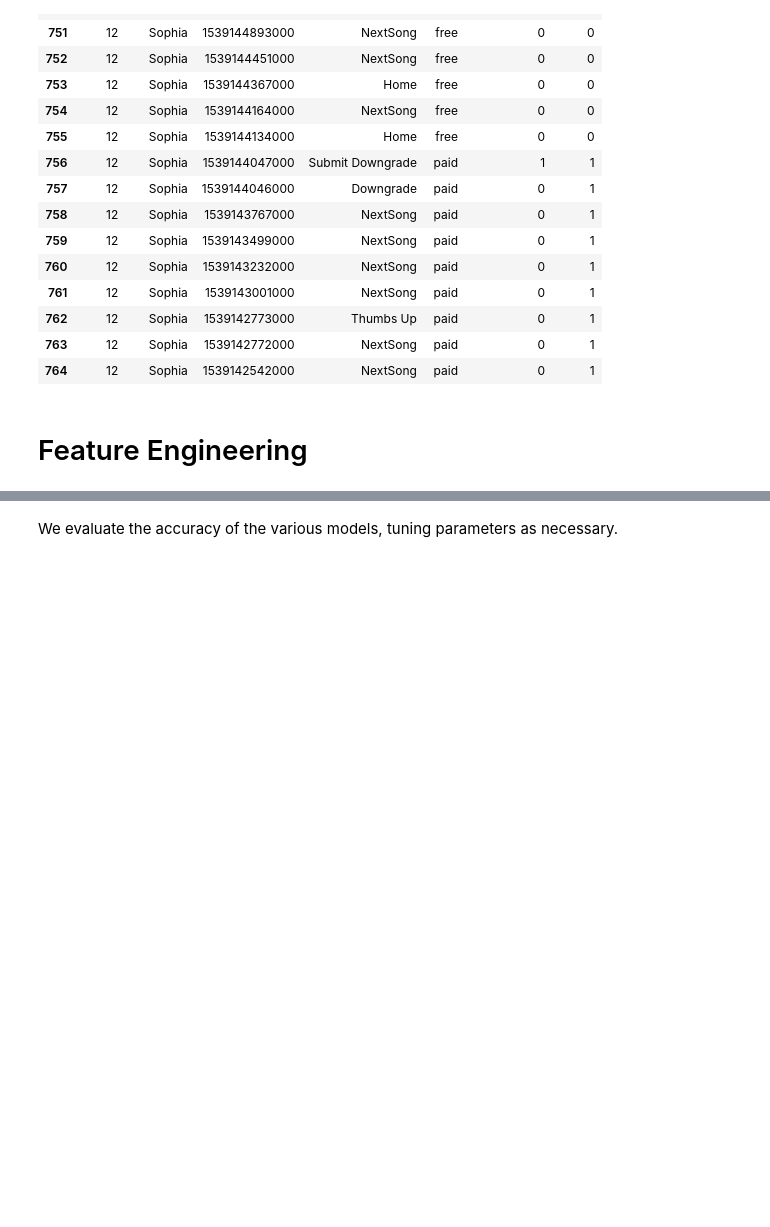
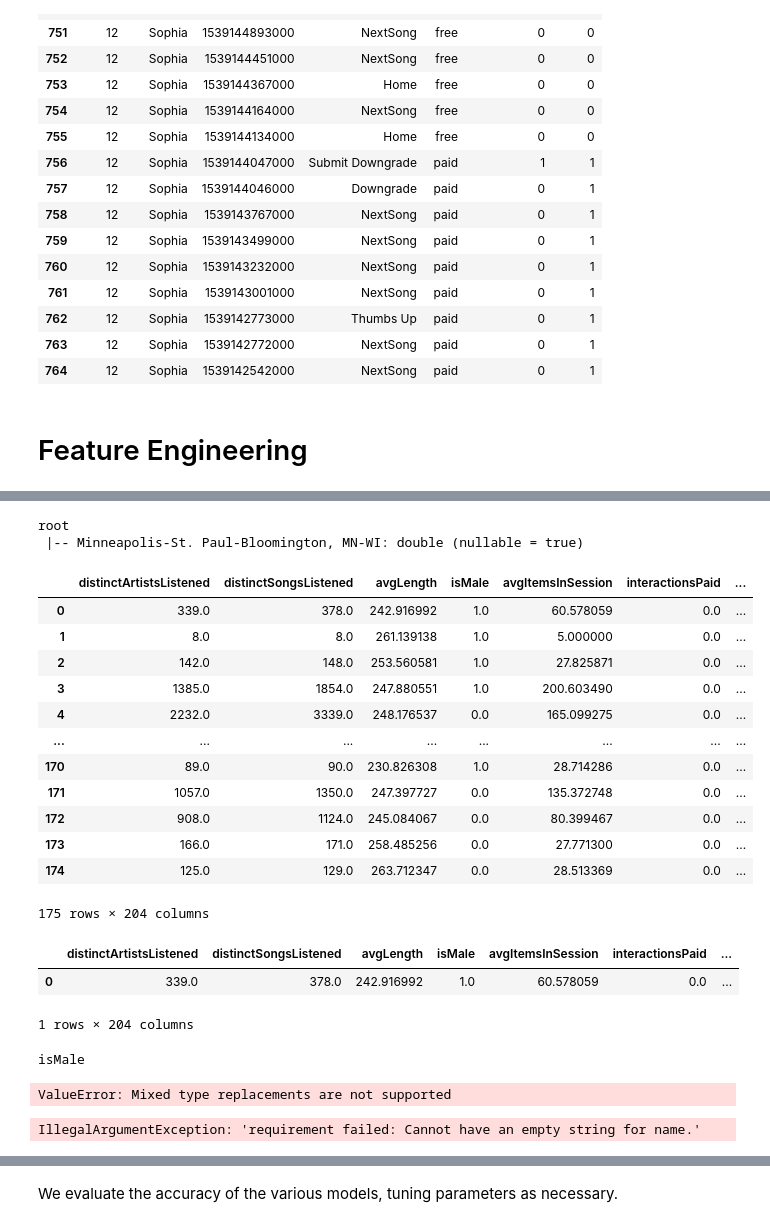
Before and after one commit to marcelokscunha/projects, a Jupyter notebook: spark-churn/Sparkify-local.ipynb, the cells around one changed output, grey strips where cells are left out. Drawn from its saved outputs; the diff is of its cells as text; code cells hidden in the pictures; blank space fills up the shorter version.

```diff
--- a/spark-churn/Sparkify-local.ipynb
+++ b/spark-churn/Sparkify-local.ipynb
@@ -622,0 +598,17 @@ df.select(["userId", "firstname", "ts", "page", "level", "downgraded", "phase"])
+# %%
+# Helper functions for cleaning and calculating percentages
+def get_mappings(cols, prefix):
+    mapping = dict()
+    for i, c in enumerate(cols):
+        mapping[c] = prefix+str(i)
+    return mapping
+
+def calculate_perc(percentage_df , mappings):
+    for existing_name, new_name in mappings.items():
+        percentage_df = percentage_df.withColumnRenamed(existing_name, new_name)
+
+    for new_name in percentage_df.columns:
+        percentage_df = percentage_df.withColumn(new_name, col(new_name)/col('userTotalInterations'))
+
+    percentage_df = percentage_df.drop('userTotalInterations')
+    return percentage_df
@@ -622,0 +746,5 @@ df.select(["userId", "firstname", "ts", "page", "level", "downgraded", "phase"])
+# %%
+df_features, location_mappings, sys_agent_mappings, plat_agent_mappings = compute_features(df)
+
+df_features = df_features.drop('userId')
+df_features.toPandas()
@@ -625,0 +819,6 @@ We split the full dataset into train, test, and validation sets.
+# %%
+# Split dataset
+train_val_dataset, test_dataset = df_features.randomSplit([0.8, 0.2], seed = 0)
+print('Number of train+validation dataset examples (should be 80%):', train_val.count())
+print('Number of test dataset examples (should be 20%):', test.count())
+print('Total number of dataset examples:', df_features.count())
@@ -625,0 +952,5 @@ We split the full dataset into train, test, and validation sets.
+# %%
+train_val_dataset.select("`Minneapolis-St. Paul-Bloomington, MN-WI`").printSchema()
+# %% [output]
+root
+ |-- Minneapolis-St. Paul-Bloomington, MN-WI: double (nullable = true)
@@ -625,0 +959,4 @@ We split the full dataset into train, test, and validation sets.
+# %%
+for c in train_val_dataset.columns:
+    _c = '`{}`'.format(c) #Workaround for dealing with Python string interpretations
+    train_val_dataset = train_val_dataset.withColumn(c, col(_c).cast(DoubleType()))
@@ -625,0 +966,29 @@ We split the full dataset into train, test, and validation sets.
+# %%
+train_val_dataset.toPandas()
+# %% [output]
+|  | distinctArtistsListened | distinctSongsListened | avgLength | isMale | avgItemsInSession | interactionsPaid | ... |
+| 0 | 339.0 | 378.0 | 242.916992 | 1.0 | 60.578059 | 0.0 | ... |
+| 1 | 8.0 | 8.0 | 261.139138 | 1.0 | 5.000000 | 0.0 | ... |
+| 2 | 142.0 | 148.0 | 253.560581 | 1.0 | 27.825871 | 0.0 | ... |
+| 3 | 1385.0 | 1854.0 | 247.880551 | 1.0 | 200.603490 | 0.0 | ... |
+| 4 | 2232.0 | 3339.0 | 248.176537 | 0.0 | 165.099275 | 0.0 | ... |
+| ... | ... | ... | ... | ... | ... | ... | ... |
+| 170 | 89.0 | 90.0 | 230.826308 | 1.0 | 28.714286 | 0.0 | ... |
+| 171 | 1057.0 | 1350.0 | 247.397727 | 0.0 | 135.372748 | 0.0 | ... |
+| 172 | 908.0 | 1124.0 | 245.084067 | 0.0 | 80.399467 | 0.0 | ... |
+| 173 | 166.0 | 171.0 | 258.485256 | 0.0 | 27.771300 | 0.0 | ... |
+| 174 | 125.0 | 129.0 | 263.712347 | 0.0 | 28.513369 | 0.0 | ... |
+175 rows × 204 columns
+# %%
+train_val_dataset.filter(col('distinctArtistsListened')==339.0).toPandas()
+# %% [output]
+|  | distinctArtistsListened | distinctSongsListened | avgLength | isMale | avgItemsInSession | interactionsPaid | ... |
+| 0 | 339.0 | 378.0 | 242.916992 | 1.0 | 60.578059 | 0.0 | ... |
+1 rows × 204 columns
+# %%
+for c in train_val_dataset.columns[3:]:
+    print(c)
+    train_val_dataset.na.replace('', 0, c)
+# %% [output]
+isMale
+ValueError: Mixed type replacements are not supported
@@ -625,0 +997,5 @@ We split the full dataset into train, test, and validation sets.
+# %%
+num_assembler.transform(train_val_dataset)
+# , scaler, total_assembler
+# %% [output]
+IllegalArgumentException: 'requirement failed: Cannot have an empty string for name.'
```
Also changed, not shown: parts of 76 cells of this notebook.
